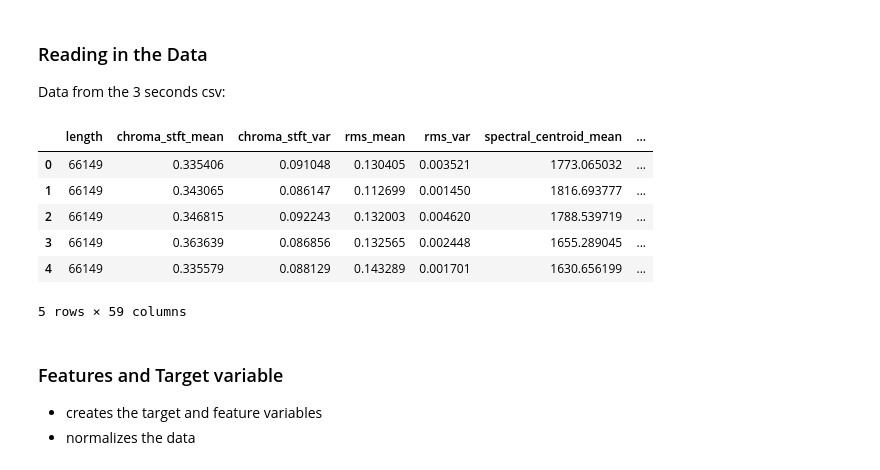
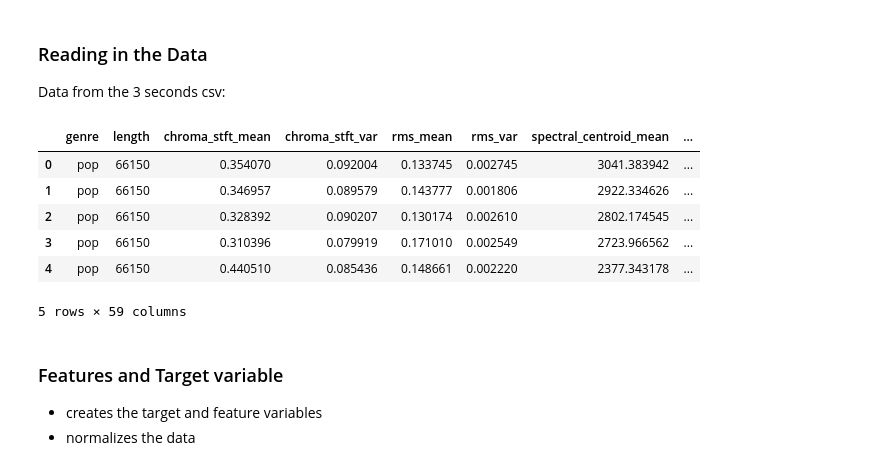
Before and after one commit to amine0el/Data-Science-II, a Jupyter notebook: Classification_Learning.ipynb, the cells around one changed output. Saved outputs shown, nothing was run; the diff lists cells and outputs as text; code cells hidden in the pictures.

```diff
--- a/Classification_Learning.ipynb
+++ b/Classification_Learning.ipynb
@@ -45,16 +45,16 @@ print(list(os.listdir(f'{general_path}/genres_original/')))
 
 Data from the 3 seconds csv:
 # %%
-data = pd.read_csv(f'{general_path}/features_3_sec.csv')
-data = data.iloc[0:, 1:]
+data = pd.read_csv(f'{general_path}/extraction.csv')
+data = data.iloc[0:, 4:]
 data.head()
 # %% [output]
-|  | length | chroma_stft_mean | chroma_stft_var | rms_mean | rms_var | spectral_centroid_mean | ... |
-| 0 | 66149 | 0.335406 | 0.091048 | 0.130405 | 0.003521 | 1773.065032 | ... |
-| 1 | 66149 | 0.343065 | 0.086147 | 0.112699 | 0.001450 | 1816.693777 | ... |
-| 2 | 66149 | 0.346815 | 0.092243 | 0.132003 | 0.004620 | 1788.539719 | ... |
-| 3 | 66149 | 0.363639 | 0.086856 | 0.132565 | 0.002448 | 1655.289045 | ... |
-| 4 | 66149 | 0.335579 | 0.088129 | 0.143289 | 0.001701 | 1630.656199 | ... |
+|  | genre | length | chroma_stft_mean | chroma_stft_var | rms_mean | rms_var | spectral_centroid_mean | ... |
+| 0 | pop | 66150 | 0.354070 | 0.092004 | 0.133745 | 0.002745 | 3041.383942 | ... |
+| 1 | pop | 66150 | 0.346957 | 0.089579 | 0.143777 | 0.001806 | 2922.334626 | ... |
+| 2 | pop | 66150 | 0.328392 | 0.090207 | 0.130174 | 0.002610 | 2802.174545 | ... |
+| 3 | pop | 66150 | 0.310396 | 0.079919 | 0.171010 | 0.002549 | 2723.966562 | ... |
+| 4 | pop | 66150 | 0.440510 | 0.085436 | 0.148661 | 0.002220 | 2377.343178 | ... |
 5 rows × 59 columns
 # %% [markdown]
 ### Features and Target variable
```
Also changed, not shown: parts of 3 cells of this notebook, 3 other files.
